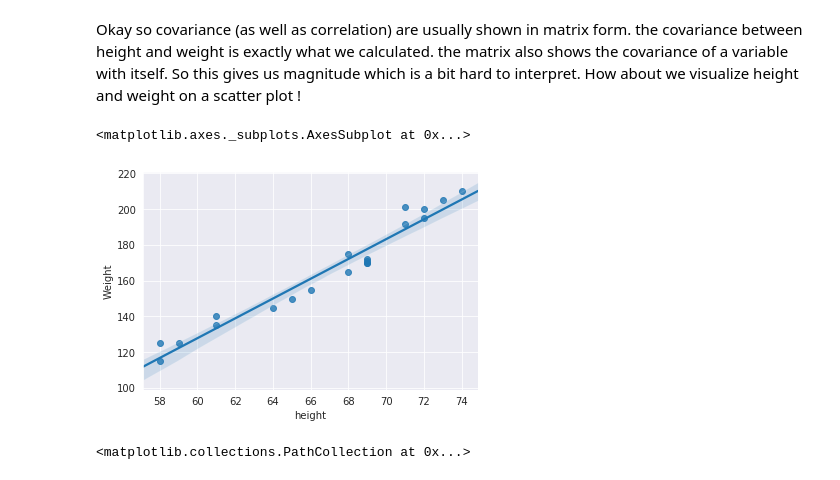
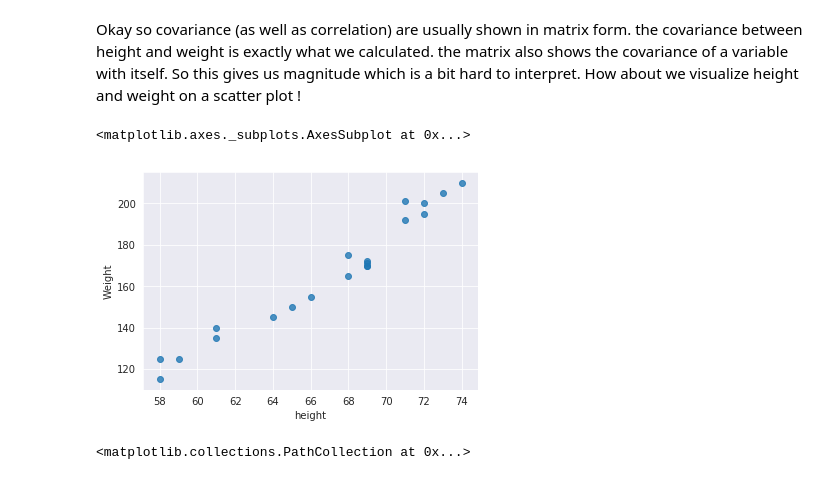
Before and after one commit to elenasm7/dsc-0-10-04-cov-corr-lab-nyc-ds-career-012819, a Jupyter notebook: index.ipynb, the cells around one changed output. Cells and saved outputs as stored; diff of their text form; code cells hidden in the pictures.

```diff
--- a/index.ipynb
+++ b/index.ipynb
@@ -183,10 +183,10 @@ df.cov()
 Okay so covariance (as well as correlation) are usually shown in matrix form. the covariance between height and weight is exactly what we calculated. the matrix also shows the covariance of a variable with itself. So this gives us magnitude which is a bit hard to interpret. How about we visualize height and weight on a scatter plot !
 # %%
 # Plot a scatter graph between height and weight to visually inspect the relationship
-sns.regplot(df['height'],df['Weight'],scatter=True)
+sns.regplot(df['height'],df['Weight'],scatter=True,fit_reg=False)
 # %% [output]
 <matplotlib.axes._subplots.AxesSubplot at 0x...>
-[figure, old version]
+[figure, new version]
 # %%
 # %% [output]
 <matplotlib.collections.PathCollection at 0x...>
```
